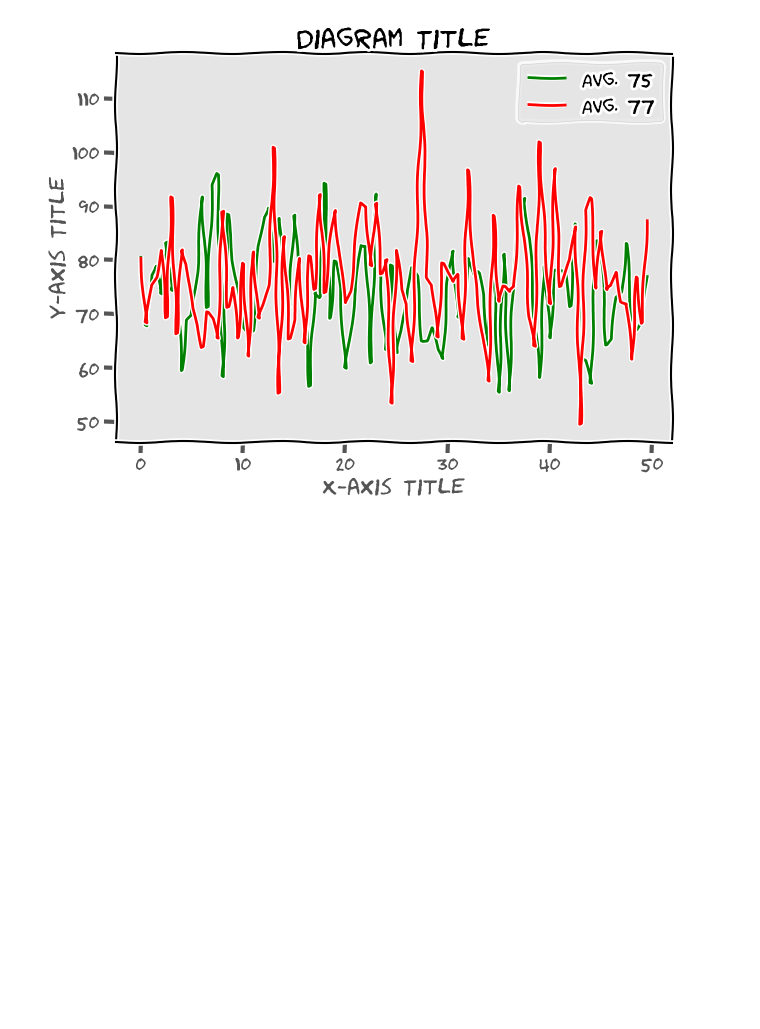
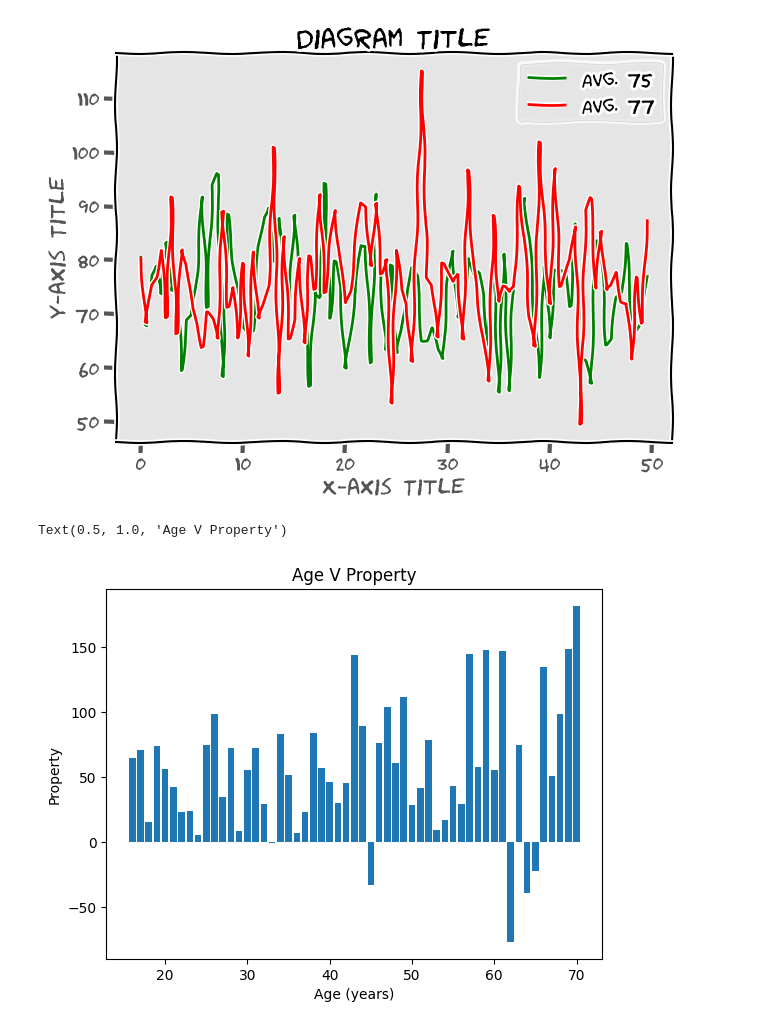
Before and after one commit to Mark12481632/Python-Language, a Jupyter notebook: Matplotlib.ipynb, the cells around one changed output. Cells and saved outputs as stored; diff of their text form; code cells hidden in the pictures; blank space fills up the shorter version.

Commit message:
Added vertical Bar Charts

```diff
--- a/Matplotlib.ipynb
+++ b/Matplotlib.ipynb
@@ -173,3 +175,21 @@ WARNING:matplotlib.font_manager:findfont: Font family 'xkcd Script' not found.
 WARNING:matplotlib.font_manager:findfont: Font family 'Comic Neue' not found.
 WARNING:matplotlib.font_manager:findfont: Font family 'Comic Sans MS' not found.
 [figure]
+# %%
+# Bar Charts
+
+def property(age):
+  return 50 + np.random.normal(size=1)[0]*age
+
+
+ages = list(range(16, 71))
+properties = [property(age) for age in ages]
+
+plt.bar(ages, properties)
+
+plt.xlabel('Age (years)')
+plt.ylabel('Property')
+plt.title('Age V Property')
+# %% [output]
+Text(0.5, 1.0, 'Age V Property')
+[figure, added]
```
Also changed, not shown: parts of 4 cells of this notebook.
